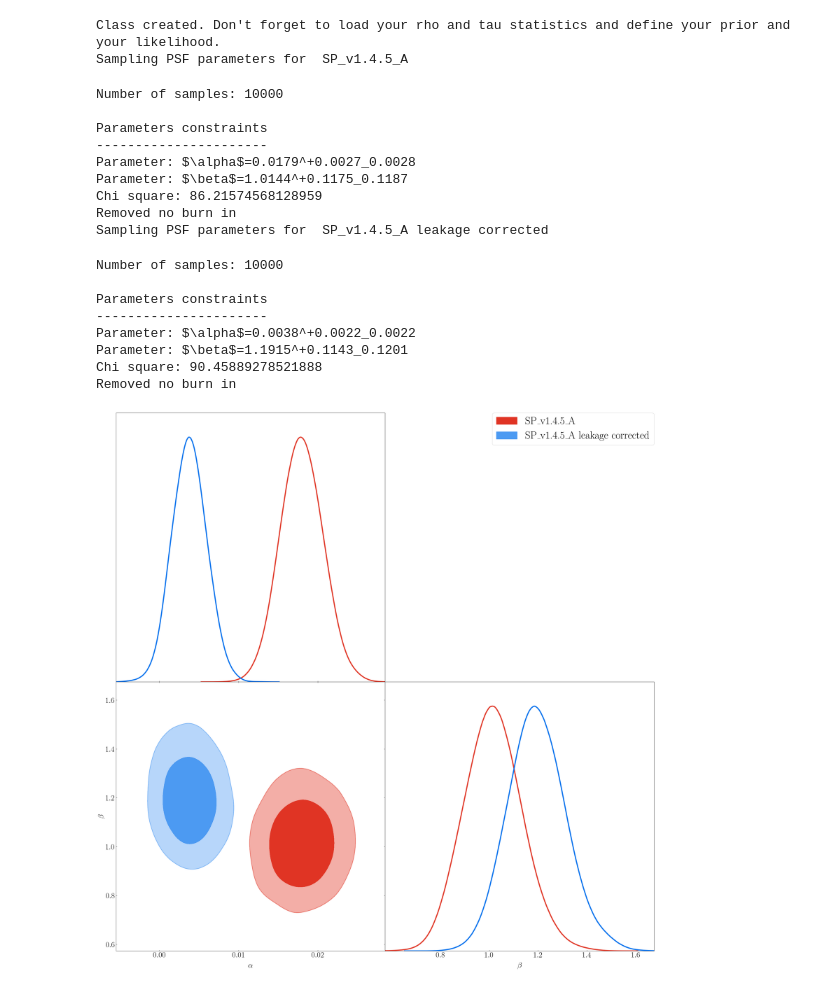
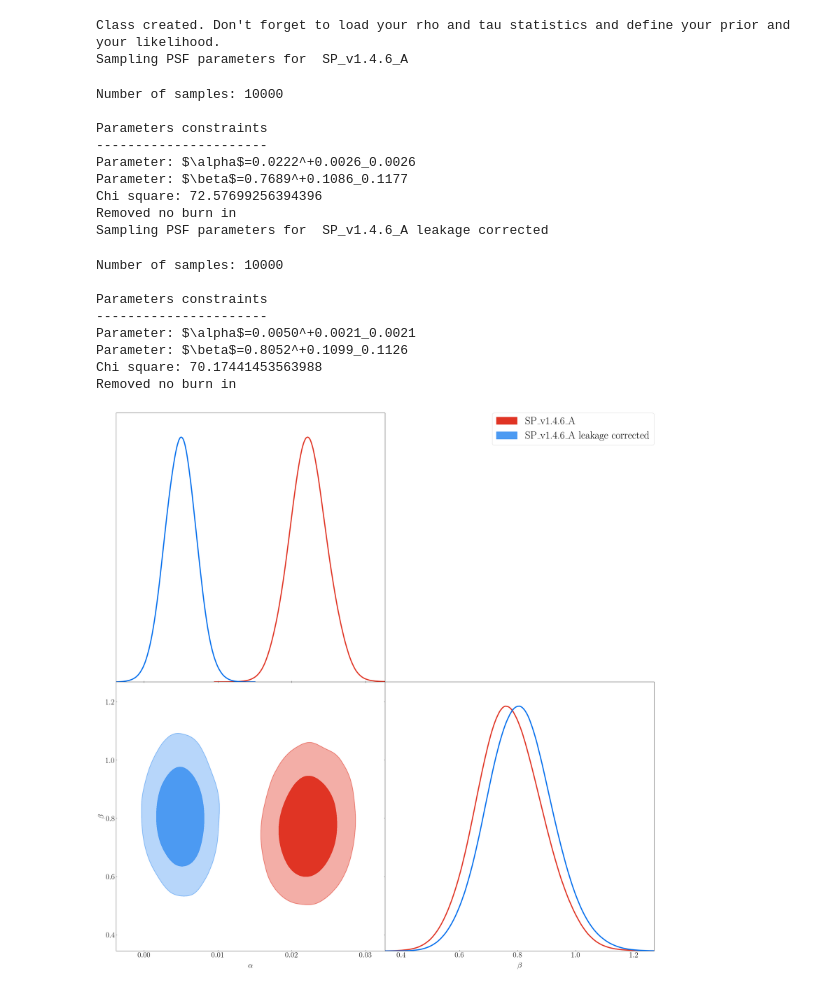
Before and after one commit to CosmoStat/sp_validation, a Jupyter notebook: cosmo_inference/notebooks/get_prior_psf_leakage.ipynb, the cells around one changed output. Cells and saved outputs as stored; diff of their text form; code cells hidden in the pictures.

```diff
--- a/cosmo_inference/notebooks/get_prior_psf_leakage.ipynb
+++ b/cosmo_inference/notebooks/get_prior_psf_leakage.ipynb
@@ -27,21 +31,21 @@ g.settings.legend_fontsize = 25
 # %%
 data_path = "/home/guerrini/sp_validation/cosmo_inference/data/"
 
-path_cosmo_val = "/home/cdaley/n17data/unions/sp_validation/notebooks/cosmo_val/output/"
+path_cosmo_val = "/home/guerrini/sp_validation/notebooks/cosmo_val/output/"
 
 roots_cosmo_val = [
-    "SP_v1.4.5",
-    "SP_v1.4.5_leak_corr"
+    "SP_v1.4.6",
+    "SP_v1.4.6_leak_corr"
 ]
 
 roots = [
-    "SP_v1.4.5_A_minsep=1_maxsep=250_nbins=20_npatch=1",
-    "SP_v1.4.5_leak_corr_A_minsep=1_maxsep=250_nbins=20_npatch=1"
+    "SP_v1.4.6_no_leak_corr_A_masked",
+    "SP_v1.4.6_leak_corr_A_masked"
 ]
 
 labels = [
-    "SP_v1.4.5_A",
-    "SP_v1.4.5_A leakage corrected"
+    "SP_v1.4.6_A",
+    "SP_v1.4.6_A leakage corrected"
 ]
 # %%
 data_vectors = []
@@ -119,6 +123,20 @@ tau_stats_handler = TauStat(
 # %%
 #Create a PSFErrorFit instance
 psf_fitter = PSFErrorFit(rho_stats_handler, tau_stats_handler, path_cosmo_val+'rho_tau_stats/', use_eta=False)
+
+def load_matrix_and_cut(root, root_cosmo_val, type='rho'):
+    if type=='rho':
+        cov = np.load(f"{root}/cov_rho_{root_cosmo_val}.npy")
+        nbins = cov.shape[0] // 6
+        cov = cov[:nbins*3, :nbins*3]
+        np.save(f"{root}/cov_rho_{root_cosmo_val}_cut.npy", cov)
+    elif type=='tau':
+        cov = np.load(f"{root}/cov_tau_{root_cosmo_val}_th.npy")
+        nbins = cov.shape[0] // 3
+        cov = cov[:nbins*2, :nbins*2]
+        np.save(f"{root}/cov_tau_{root_cosmo_val}_th_cut.npy", cov)
+    else:
+        raise ValueError("type must be 'rho' or 'tau'")
 
 g  = plots.get_subplot_plotter(width_inch=30)
 
@@ -136,42 +154,48 @@ for i, root_cosmo_val in enumerate(roots_cosmo_val):
     path_tau = f"tau_stats_{root_cosmo_val}.fits"
     path_cov_rho = f"cov_rho_{root_cosmo_val}.npy"
     path_cov_tau = f"cov_tau_{root_cosmo_val}_th.npy"
+
+    load_matrix_and_cut(path_cosmo_val+'/rho_tau_stats/', root_cosmo_val, type='rho')
+    load_matrix_and_cut(path_cosmo_val+'/rho_tau_stats/', root_cosmo_val, type='tau')
+    path_cov_rho = f"cov_rho_{root_cosmo_val}_cut.npy"
+    path_cov_tau = f"cov_tau_{root_cosmo_val}_th_cut.npy"
+
     psf_fitter.load_rho_stat(path_rho)
     psf_fitter.load_tau_stat(path_tau)
     psf_fitter.load_covariance(path_cov_rho, cov_type='rho')
     psf_fitter.load_covariance(path_cov_tau, cov_type='tau')
     samples_lq, _, _ = psf_fitter.get_least_squares_params_samples(npatch=None, apply_debias=False)
 
     samples_gd = MCSamples(samples=samples_lq, names=[r"\alpha", r"\beta"], labels=[r"\alpha", r"\beta"])
 
     chains.append(samples_gd)
 
 g.triangle_plot(chains,
                 filled=True,
                 legend_labels=labels,
                 legend_loc='upper right'
 )
 
 plt.savefig(f"./Plots/psf_leakage_params.png", bbox_inches='tight', dpi=300)
 plt.show()
 # %% [output]
 Class created. Don't forget to load your rho and tau statistics and define your prior and your likelihood.
-Sampling PSF parameters for  SP_v1.4.5_A
+Sampling PSF parameters for  SP_v1.4.6_A
 Number of samples: 10000
 
 Parameters constraints
 ----------------------
-Parameter: $\alpha$=0.0179^+0.0027_0.0028
-Parameter: $\beta$=1.0144^+0.1175_0.1187
-Chi square: 86.21574568128959
+Parameter: $\alpha$=0.0222^+0.0026_0.0026
+Parameter: $\beta$=0.7689^+0.1086_0.1177
+Chi square: 72.57699256394396
 Removed no burn in
-Sampling PSF parameters for  SP_v1.4.5_A leakage corrected
+Sampling PSF parameters for  SP_v1.4.6_A leakage corrected
 Number of samples: 10000
 
 Parameters constraints
 ----------------------
-Parameter: $\alpha$=0.0038^+0.0022_0.0022
-Parameter: $\beta$=1.1915^+0.1143_0.1201
-Chi square: 90.45889278521888
+Parameter: $\alpha$=0.0050^+0.0021_0.0021
+Parameter: $\beta$=0.8052^+0.1099_0.1126
+Chi square: 70.17441453563988
 Removed no burn in
-[figure, old version]
+[figure, new version]
```
Also changed, not shown: parts of 2 cells of this notebook, 20 other files.
